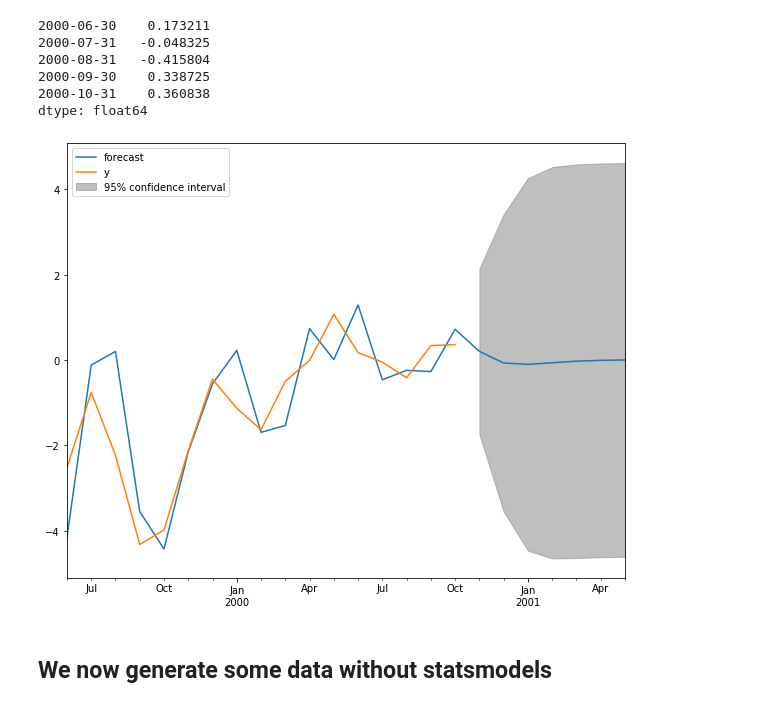
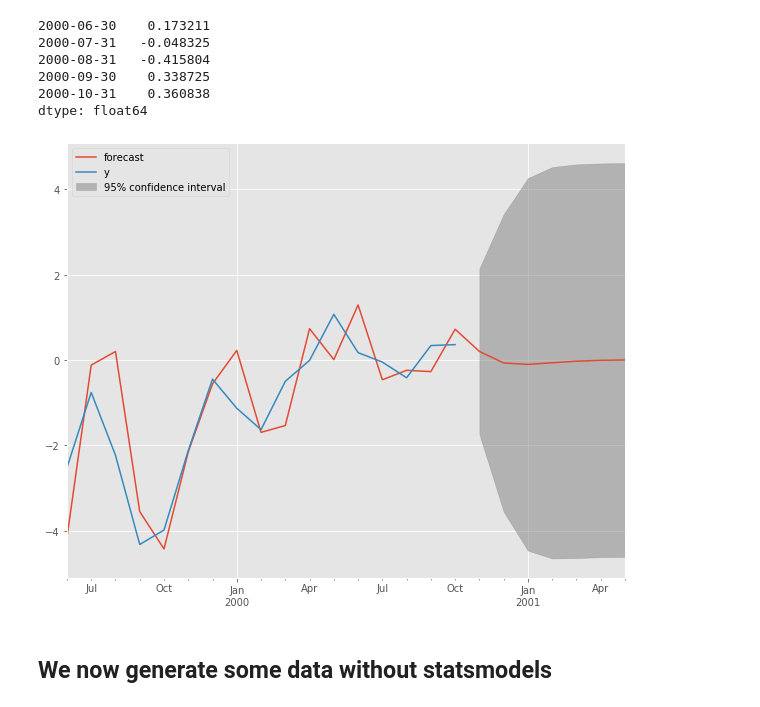
Before and after one commit to clemenspeters/ARIMA, a Jupyter notebook: experiment_sm-tsa-arma_generate_sample.ipynb, the cells around one changed output. Saved outputs shown, nothing was run; the diff lists cells and outputs as text; code cells hidden in the pictures.

```diff
--- a/experiment_sm-tsa-arma_generate_sample.ipynb
+++ b/experiment_sm-tsa-arma_generate_sample.ipynb
@@ -79,11 +79,13 @@ y.tail()
 dtype: float64
 # %%
 import matplotlib.pyplot as plt
+plt.style.use('ggplot')
+
 fig, ax = plt.subplots(figsize=(10,8))
 fig = arma_res.plot_predict(start='1999-06-30', end='2001-05-31', ax=ax) # end='2188-04-30' for nobs=2500
 legend = ax.legend(loc='upper left')
 # %% [output]
-[figure, old version]
+[figure, new version]
 # %% [markdown]
 ## We now generate some data without statsmodels
 # %%
```
Also changed, not shown: parts of 6 cells of this notebook.
